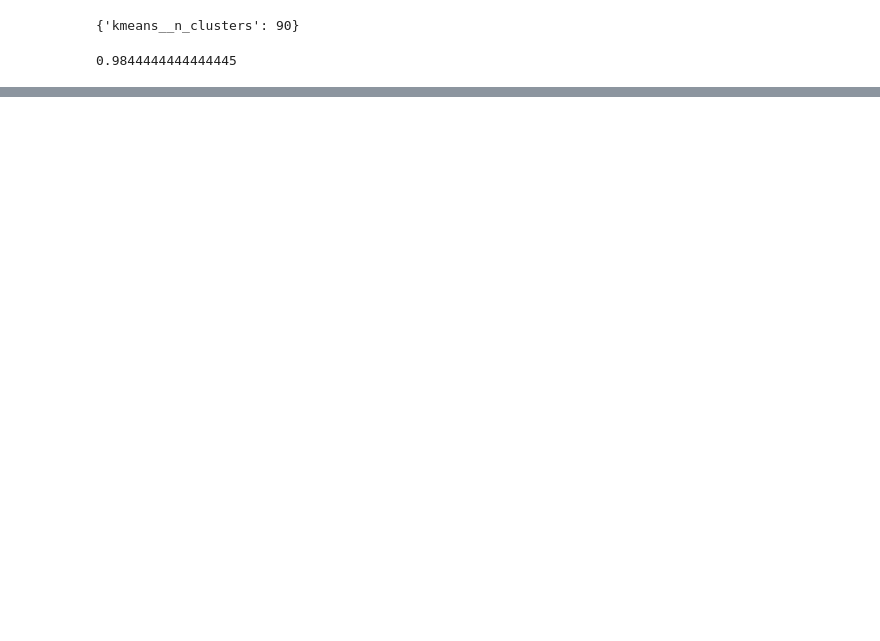
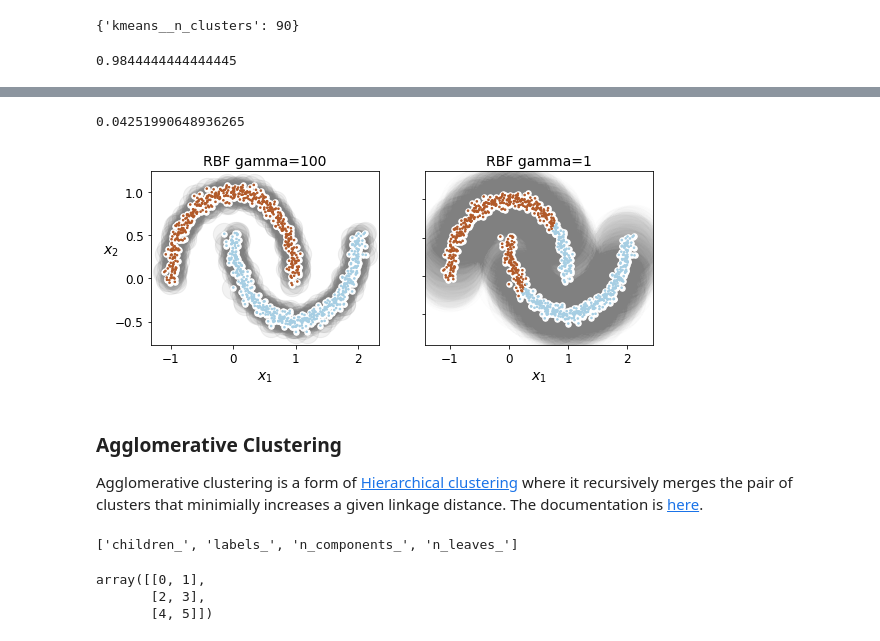
Before and after one commit to nate-browne/Intro-to-ML, a Jupyter notebook: exercises/Bonus Material – Clustering Algorithms.ipynb, the cells around one changed output, grey strips where cells are left out. Cells and saved outputs as stored; diff of their text form; code cells hidden in the pictures; blank space fills up the shorter version.

```diff
--- a/exercises/Bonus Material – Clustering Algorithms.ipynb
+++ b/exercises/Bonus Material – Clustering Algorithms.ipynb
@@ -626,0 +876,43 @@ The performance is slightly better when $k = 90$ so 90 it is.
+# %%
+from sklearn.cluster import SpectralClustering
+
+sc1 = SpectralClustering(n_clusters=2, gamma=100, random_state=42)
+sc1.fit(X)
+
+sc2 = SpectralClustering(n_clusters=2, gamma=1, random_state=42)
+sc2.fit(X)
+
+np.percentile(sc1.affinity_matrix_, 95)
+# %% [output]
+0.04251990648936265
+# %%
+def plot_spectral_clustering(sc, X, size, alpha, show_xlabels=True, show_ylabels=True):
+    plt.scatter(X[:, 0], X[:, 1], marker='o', s=size, c='gray', cmap="Paired", alpha=alpha)
+    plt.scatter(X[:, 0], X[:, 1], marker='o', s=30, c='w')
+    plt.scatter(X[:, 0], X[:, 1], marker='.', s=10, c=sc.labels_, cmap="Paired")
+
+    if show_xlabels:
+        plt.xlabel("$x_1$", fontsize=14)
+    else:
+        plt.tick_params(labelbottom='off')
+    if show_ylabels:
+        plt.ylabel("$x_2$", fontsize=14, rotation=0)
+    else:
+        plt.tick_params(labelleft='off')
+    plt.title("RBF gamma={}".format(sc.gamma), fontsize=14)
+# %%
+plt.figure(figsize=(9, 3.2))
+
+plt.subplot(121)
+plot_spectral_clustering(sc1, X, size=500, alpha=0.1)
+
+plt.subplot(122)
+plot_spectral_clustering(sc2, X, size=4000, alpha=0.01, show_ylabels=False)
+
+plt.show()
+# %% [output]
+[figure, added]
+# %% [markdown]
+### Agglomerative Clustering
+
+Agglomerative clustering is a form of [Hierarchical clustering](https://en.wikipedia.org/wiki/Hierarchical_clustering) where it recursively merges the pair of clusters that minimially increases a given linkage distance. The documentation is [here](http://scikit-learn.org/stable/modules/generated/sklearn.cluster.AgglomerativeClustering.html).
@@ -626,0 +924,10 @@ The performance is slightly better when $k = 90$ so 90 it is.
+# %%
+learned_parameters(agg)
+# %% [output]
+['children_', 'labels_', 'n_components_', 'n_leaves_']
+# %%
+agg.children_
+# %% [output]
+array([[0, 1],
+       [2, 3],
+       [4, 5]])
```
Also changed, not shown: parts of 38 cells of this notebook.
